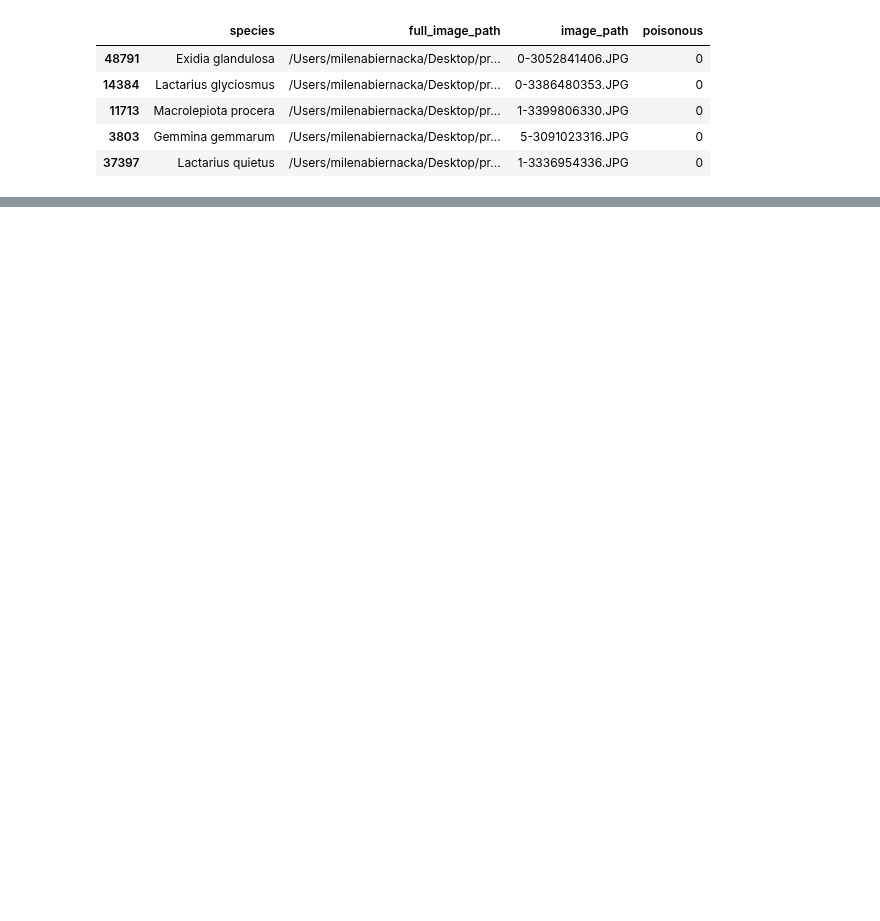
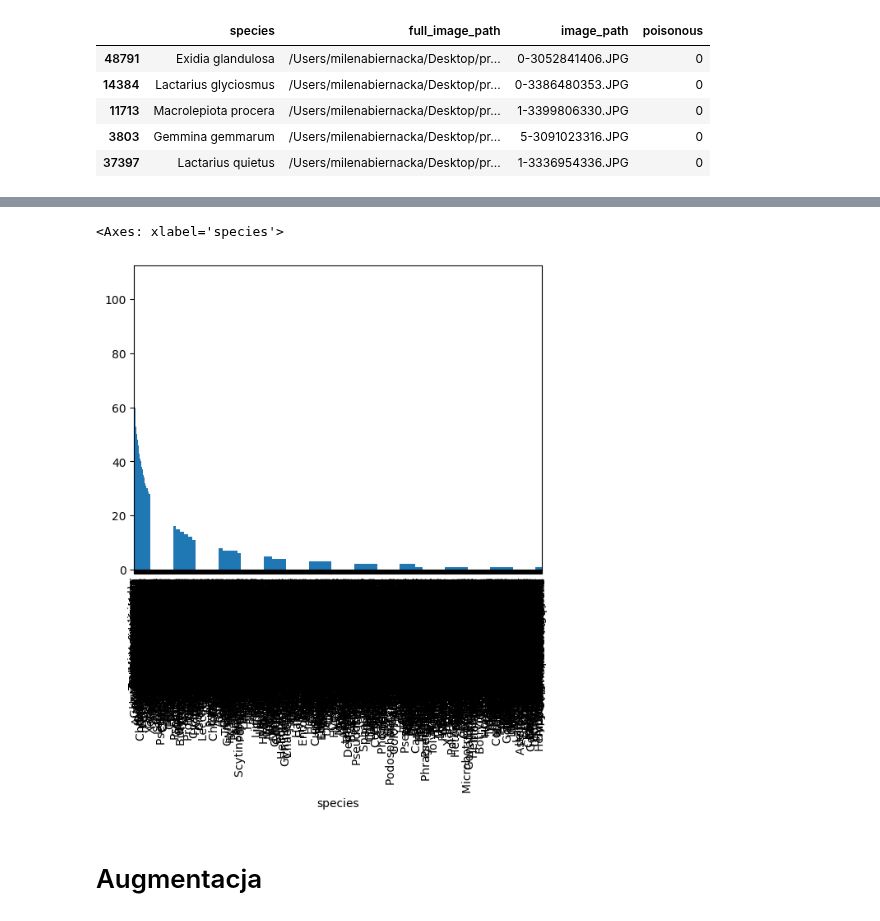
Before and after one commit to mbiernacka/Mushroom-classification, a Jupyter notebook: danish_fungi.ipynb, the cells around one changed output, grey strips where cells are left out. Cells and saved outputs as stored; diff of their text form; code cells hidden in the pictures; blank space fills up the shorter version.

```diff
--- a/danish_fungi.ipynb
+++ b/danish_fungi.ipynb
@@ -384,0 +385,7 @@ X_train['species'].nunique()
+# %%
+data['species'].value_counts().plot(kind='bar')
+# %% [output]
+<Axes: xlabel='species'>
+[figure, added]
+# %% [markdown]
+# Augmentacja
```
Also changed, not shown: parts of 21 cells of this notebook.
